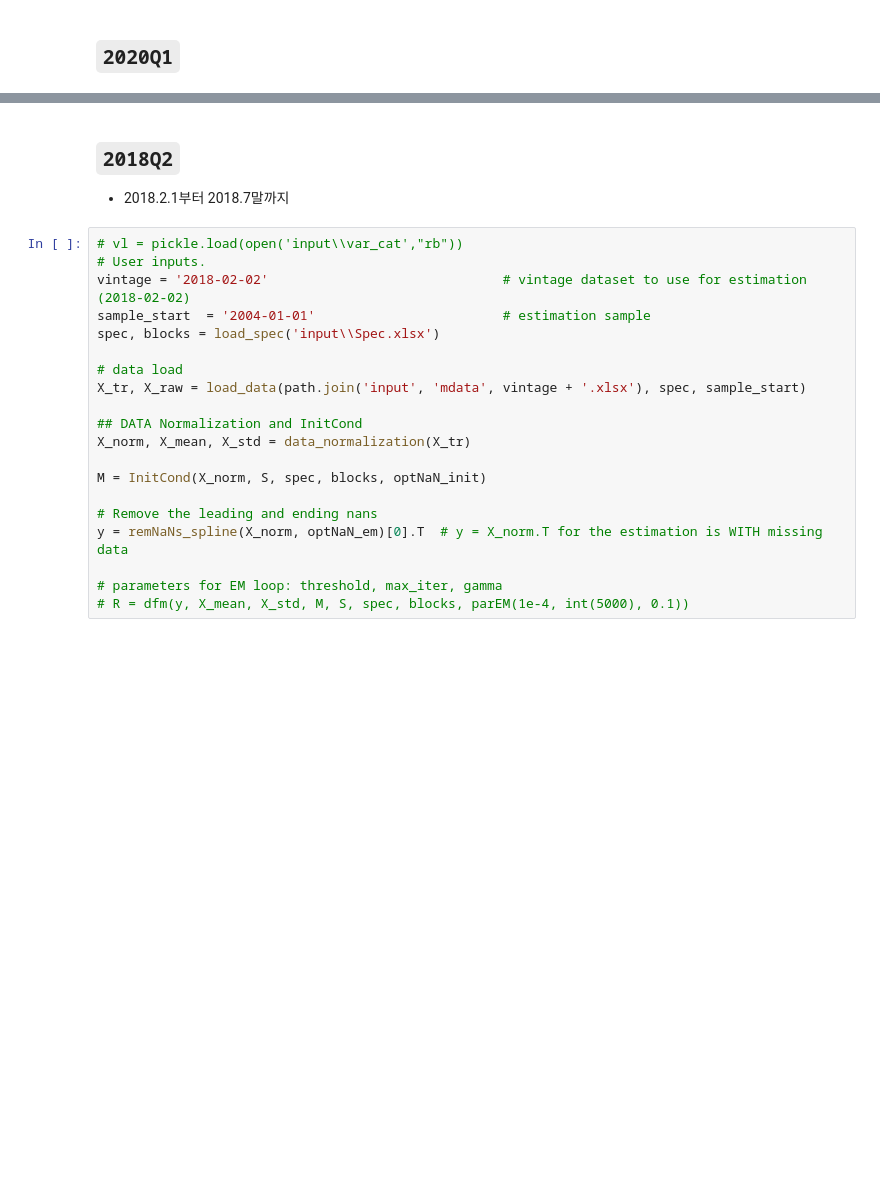
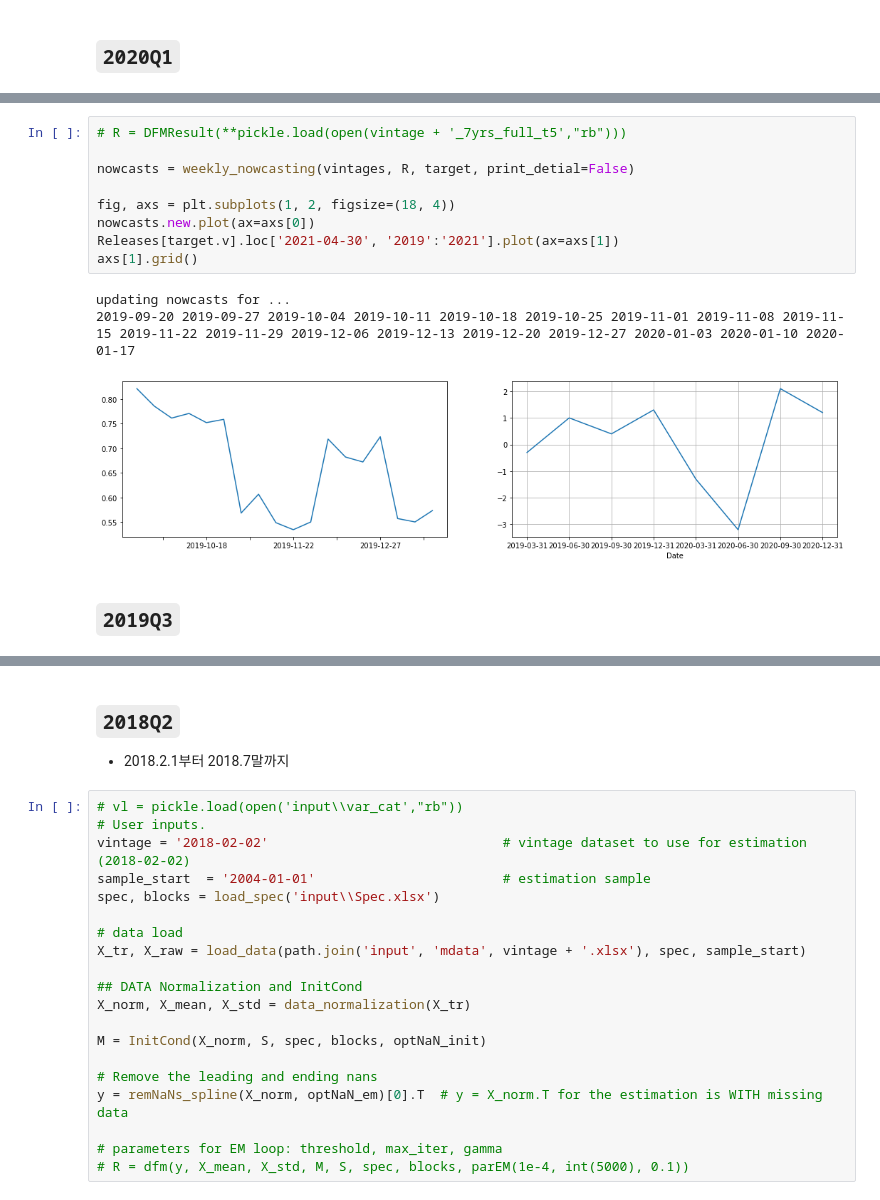
Before and after one commit to hyunchangyi/nowcasting, a Jupyter notebook: nowcasting_kr.ipynb, the cells around one changed output, grey strips where cells are left out. Cells and saved outputs as stored; diff of their text form; blank space fills up the shorter version.

```diff
--- a/nowcasting_kr.ipynb
+++ b/nowcasting_kr.ipynb
@@ -1839,0 +2002,15 @@ Releases[target.v].loc['2021-04-30', '2019':'2021'].plot(ax=axs[1])
+# %%
+# R = DFMResult(**pickle.load(open(vintage + '_7yrs_full_t5',"rb")))
+
+nowcasts = weekly_nowcasting(vintages, R, target, print_detial=False)
+
+fig, axs = plt.subplots(1, 2, figsize=(18, 4))
+nowcasts.new.plot(ax=axs[0])
+Releases[target.v].loc['2021-04-30', '2019':'2021'].plot(ax=axs[1])
+axs[1].grid()
+# %% [output]
+updating nowcasts for ...
+2019-09-20 2019-09-27 2019-10-04 2019-10-11 2019-10-18 2019-10-25 2019-11-01 2019-11-08 2019-11-15 2019-11-22 2019-11-29 2019-12-06 2019-12-13 2019-12-20 2019-12-27 2020-01-03 2020-01-10 2020-01-17
+[figure, added]
+# %% [markdown]
+## `2019Q3`
```
Also changed, not shown: parts of 25 cells of this notebook, 5 other files.
